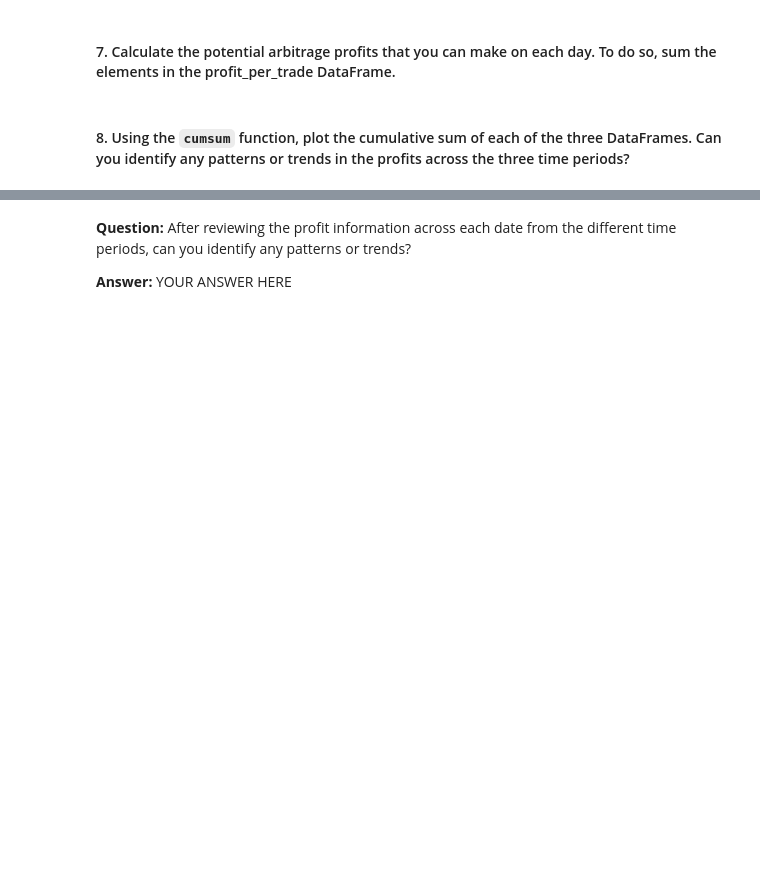
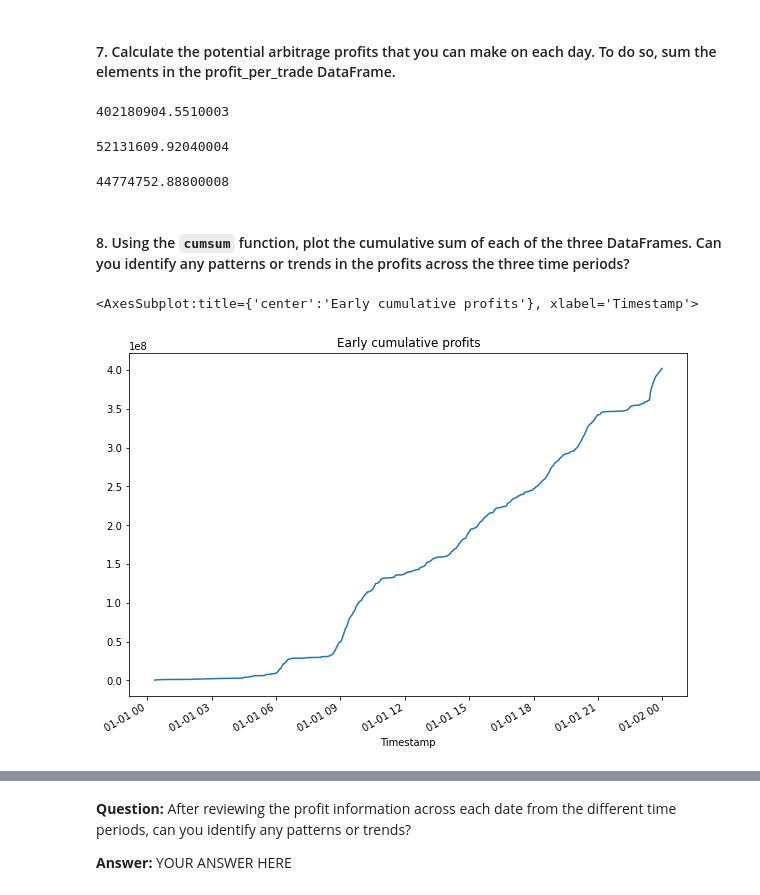
Before and after one commit to HugoWLA/Crypto_Arb_Program, a Jupyter notebook: crypto_arbitrage.ipynb, the cells around one changed output, grey strips where cells are left out. Cells and saved outputs as stored; diff of their text form; code cells hidden in the pictures; blank space fills up the shorter version.

```diff
--- a/crypto_arbitrage.ipynb
+++ b/crypto_arbitrage.ipynb
@@ -588,11 +842,29 @@ profit_per_trade_early = # YOUR CODE HERE
 # %%
 # Calculate the sum of the potential profits for the early profit per trade DataFrame
 # YOUR CODE HERE
+profit_sum_early = profit_per_trade_early.sum()
+profit_sum_early
+# %% [output]
+402180904.5510003
+# %%
+profit_sum_middle = profit_per_trade_middle.sum()
+profit_sum_middle
+# %% [output]
+52131609.92040004
+# %%
+profit_sum_late = profit_per_trade_late.sum()
+profit_sum_late
+# %% [output]
+44774752.88800008
 # %% [markdown]
 #### 8. Using the `cumsum` function, plot the cumulative sum of each of the three DataFrames. Can you identify any patterns or trends in the profits across the three time periods?
 # %%
 # Use the cumsum function to calculate the cumulative profits over time for the early profit per trade DataFrame
-cumulative_profit_early = # YOUR CODE HERE
+cumulative_profit_early = profit_per_trade_early.cumsum() # YOUR CODE HERE
 # %%
 # Plot the cumulative sum of profits for the early profit per trade DataFrame
 # YOUR CODE HERE
+cumulative_profit_early.plot(figsize=(10, 7), title="Early cumulative profits")
+# %% [output]
+<AxesSubplot:title={'center':'Early cumulative profits'}, xlabel='Timestamp'>
+[figure, added]
```
Also changed, not shown: parts of 25 cells of this notebook.
